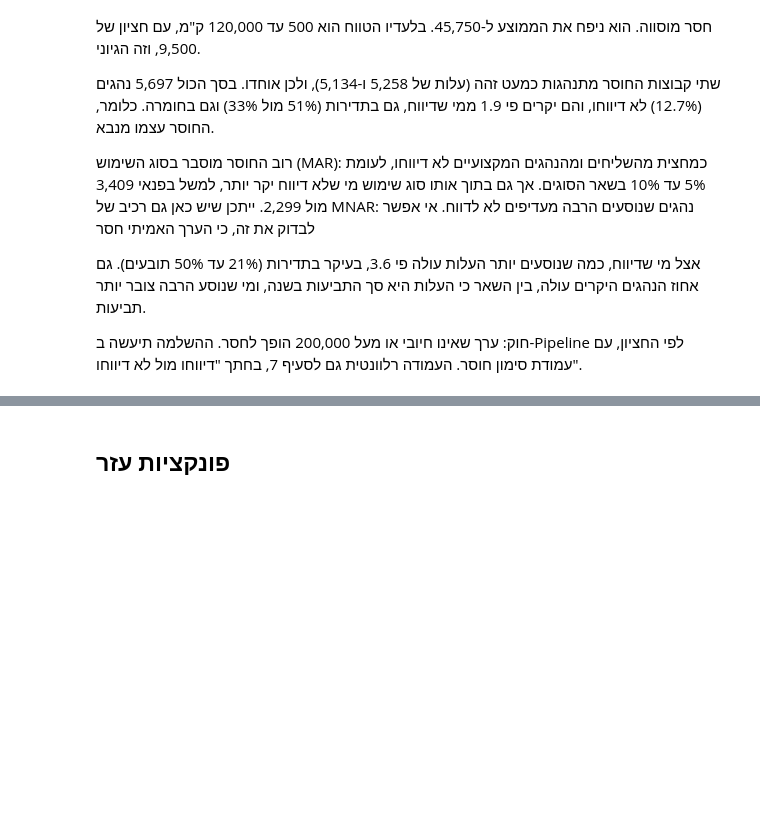
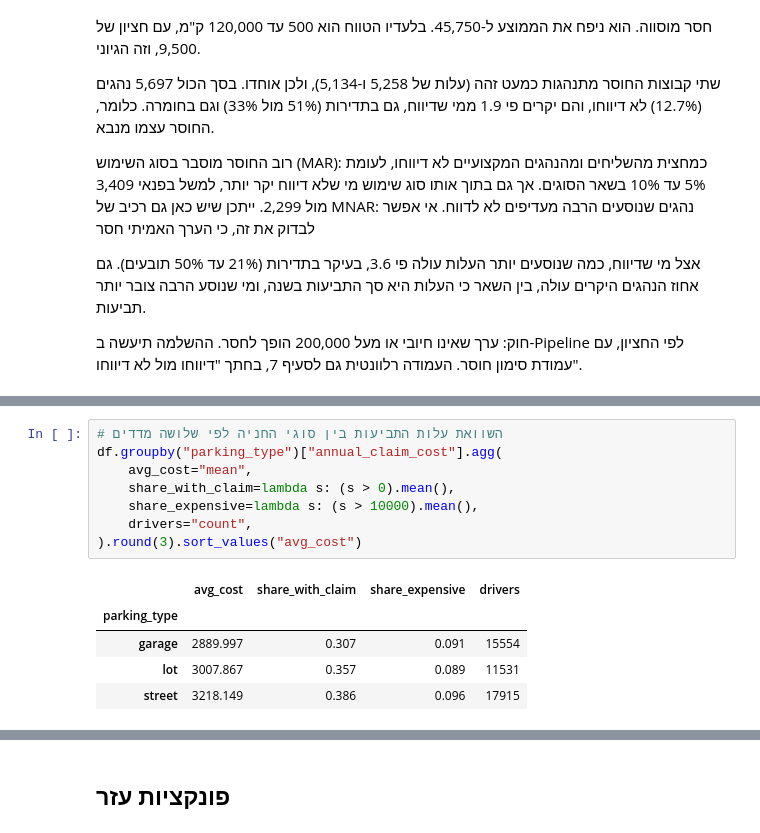
Before and after one commit to liadrimer/car-insurance-claim-prediction, a Jupyter notebook: daniel_prepare.ipynb, the cells around one changed output, grey strips where cells are left out. Drawn from its saved outputs; the diff is of its cells as text; blank space fills up the shorter version.

```diff
--- a/daniel_prepare.ipynb
+++ b/daniel_prepare.ipynb
@@ -716,0 +816,14 @@ df.groupby(km_group, observed=True)["annual_claim_cost"].agg(
+# %%
+# השוואת עלות התביעות בין סוגי החניה לפי שלושה מדדים
+df.groupby("parking_type")["annual_claim_cost"].agg(
+    avg_cost="mean",
+    share_with_claim=lambda s: (s > 0).mean(),
+    share_expensive=lambda s: (s > 10000).mean(),
+    drivers="count",
+).round(3).sort_values("avg_cost")
+# %% [output]
+|  | avg_cost | share_with_claim | share_expensive | drivers |
+| parking_type |  |  |  |  |
+| garage | 2889.997 | 0.307 | 0.091 | 15554 |
+| lot | 3007.867 | 0.357 | 0.089 | 11531 |
+| street | 3218.149 | 0.386 | 0.096 | 17915 |
```
Also changed, not shown: parts of 17 cells of this notebook.
